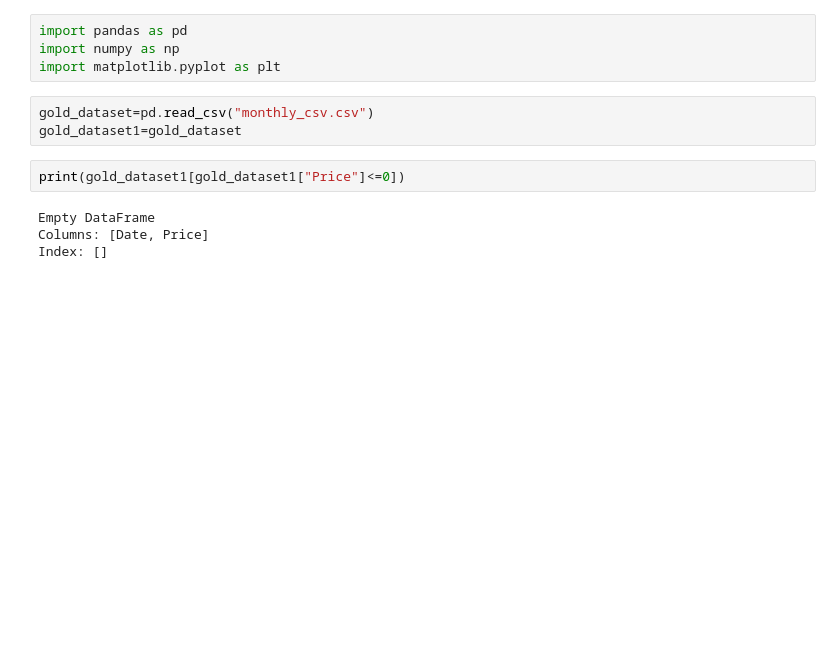
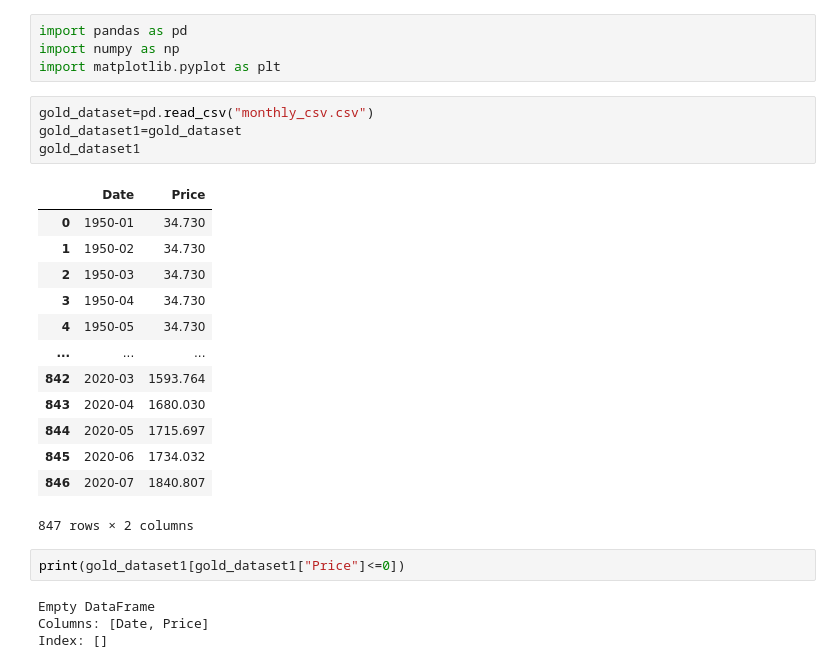
Before and after one commit to Roselinstanley/Time-Series-Analysis, a Jupyter notebook: GoldPrice.ipynb, the cells around one changed output. Cells and saved outputs as stored; diff of their text form; blank space fills up the shorter version.

```diff
--- a/GoldPrice.ipynb
+++ b/GoldPrice.ipynb
@@ -5,6 +5,21 @@ import matplotlib.pyplot as plt
 # %%
 gold_dataset=pd.read_csv("monthly_csv.csv")
 gold_dataset1=gold_dataset
+gold_dataset1
+# %% [output]
+|  | Date | Price |
+| 0 | 1950-01 | 34.730 |
+| 1 | 1950-02 | 34.730 |
+| 2 | 1950-03 | 34.730 |
+| 3 | 1950-04 | 34.730 |
+| 4 | 1950-05 | 34.730 |
+| ... | ... | ... |
+| 842 | 2020-03 | 1593.764 |
+| 843 | 2020-04 | 1680.030 |
+| 844 | 2020-05 | 1715.697 |
+| 845 | 2020-06 | 1734.032 |
+| 846 | 2020-07 | 1840.807 |
+847 rows × 2 columns
 # %%
 print(gold_dataset1[gold_dataset1["Price"]<=0])
 # %% [output]
```
Also changed, not shown: parts of 14 cells of this notebook.
